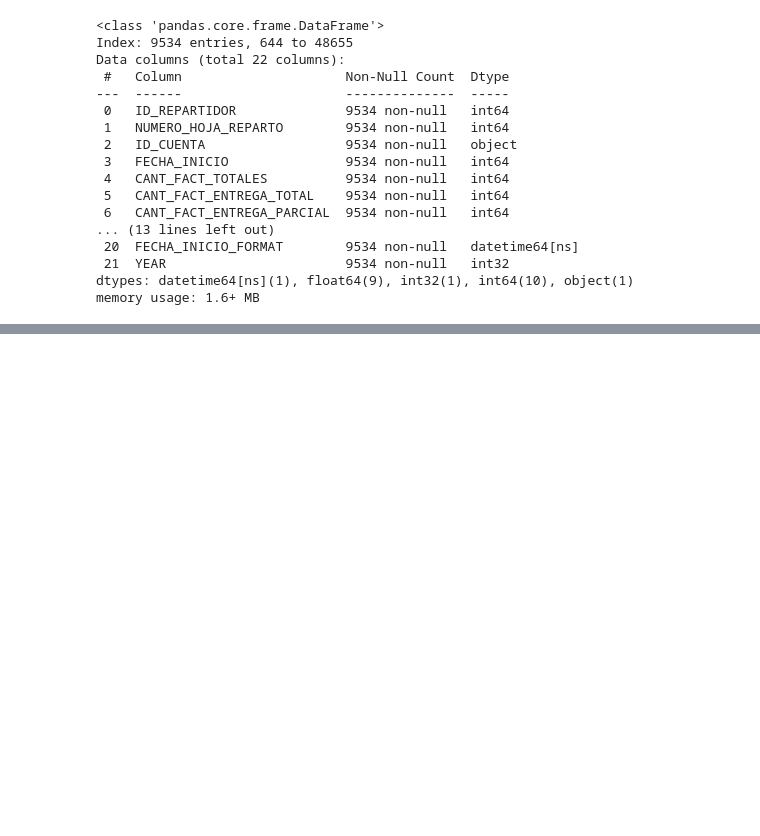
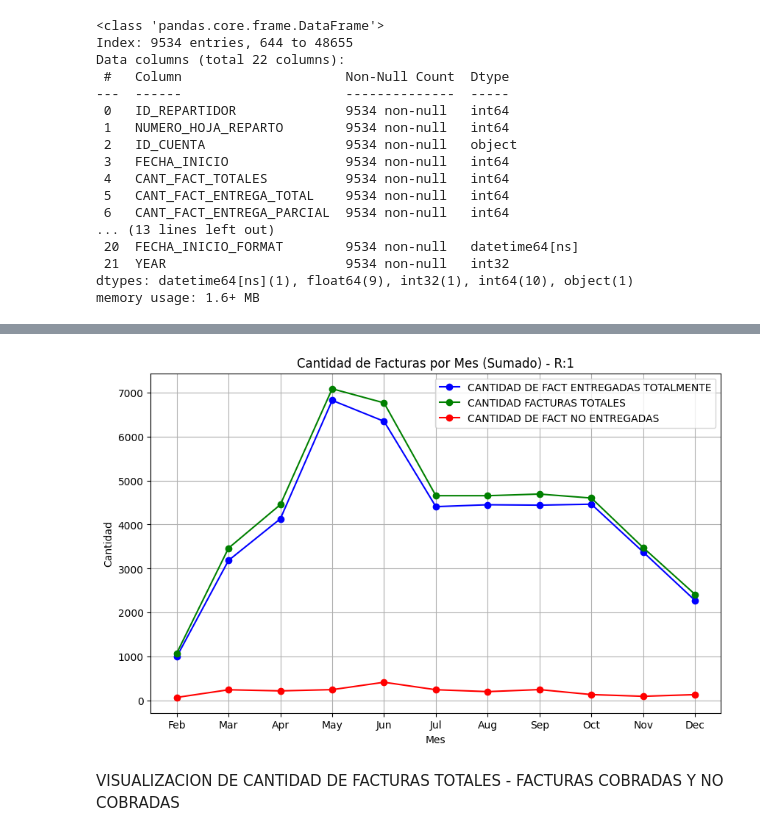
Before and after one commit to Lucaspadula/hackathon_mE, a Jupyter notebook: notebooks/1.1-act_rep_initial-data.ipynb, the cells around one changed output, grey strips where cells are left out. Cells and saved outputs as stored; diff of their text form; code cells hidden in the pictures; blank space fills up the shorter version.

```diff
--- a/notebooks/1.1-act_rep_initial-data.ipynb
+++ b/notebooks/1.1-act_rep_initial-data.ipynb
@@ -231,0 +308,4 @@ for col1, col2, corr in strong_correlations:
+# %%
+# Extraer solo el nombre del mes
+data_22_fact_agrupadas['Month'] = data_22_fact_agrupadas['Year_Month'].dt.strftime('%b')  # %b para el nombre abreviado del mes
+data_22_fact_agrupadas.info()
@@ -231,0 +334,22 @@ for col1, col2, corr in strong_correlations:
+# %%
+
+
+# Crear el gráfico de líneas
+plt.figure(figsize=(10, 6))
+plt.plot(data_22_fact_agrupadas['Month'], data_22_fact_agrupadas['CANT_FACT_ENTREGA_TOTAL'], marker='o', label='CANTIDAD DE FACT ENTREGADAS TOTALMENTE', color='blue')
+plt.plot(data_22_fact_agrupadas['Month'], data_22_fact_agrupadas['CANT_FACT_TOTALES'], marker='o', label='CANTIDAD FACTURAS TOTALES', color='green')
+plt.plot(data_22_fact_agrupadas['Month'], data_22_fact_agrupadas['CANT_FACT_ENTREGA_MOTIVOS'], marker='o', label='CANTIDAD DE FACT NO ENTREGADAS', color='red')
+
+# Configurar etiquetas y título
+plt.xlabel('Mes')
+plt.ylabel('Cantidad')
+plt.title('Cantidad de Facturas por Mes (Sumado) - R:1')
+plt.legend()
+plt.grid(True)
+
+# Mostrar el gráfico
+plt.show()
+# %% [output]
+[figure, added]
+# %% [markdown]
+VISUALIZACION DE CANTIDAD DE FACTURAS TOTALES -  FACTURAS COBRADAS Y NO COBRADAS
```
Also changed, not shown: parts of 25 cells of this notebook, 19 other files.
